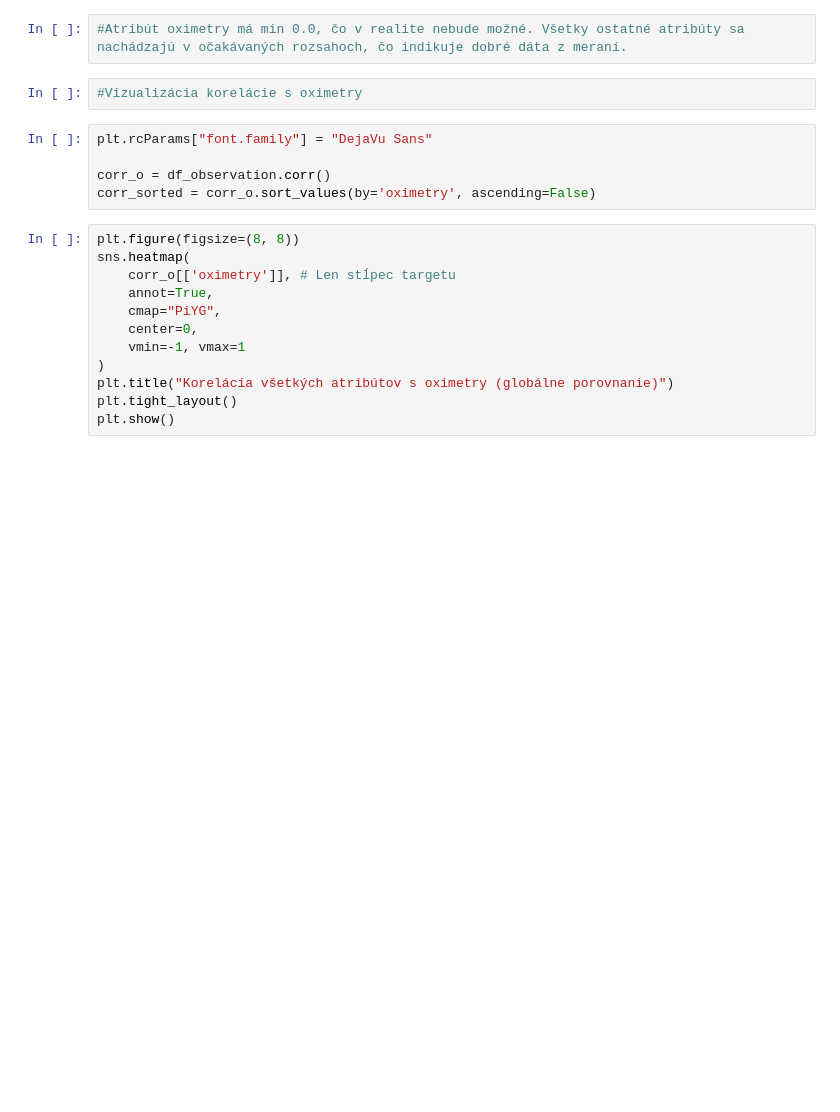
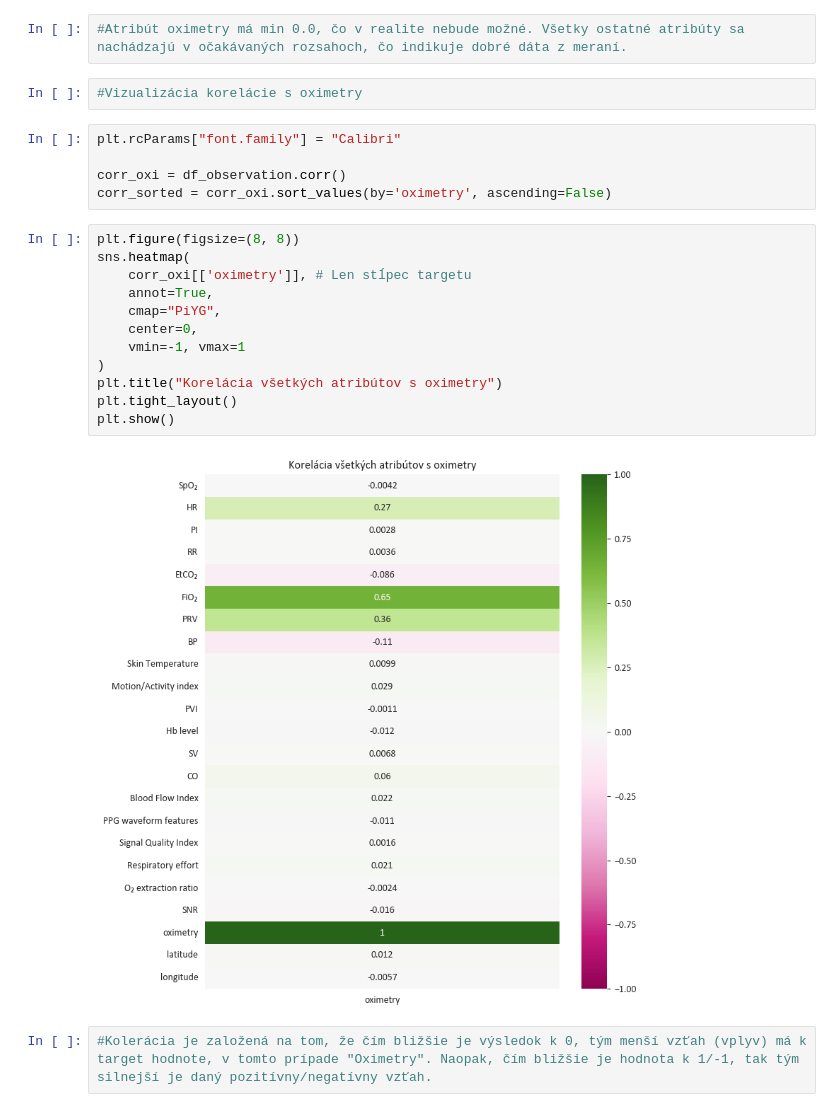
Before and after one commit to MarekPenzes/IAU_Projekt, a Jupyter notebook: IAU_phase1_penzes_petrik.ipynb, the cells around one changed output. Saved outputs shown, nothing was run; the diff lists cells and outputs as text; blank space fills up the shorter version.

```diff
--- a/IAU_phase1_penzes_petrik.ipynb
+++ b/IAU_phase1_penzes_petrik.ipynb
@@ -195,19 +591,23 @@ df_observation.describe().T
 # %%
 #Vizualizácia korelácie s oximetry
 # %%
-plt.rcParams["font.family"] = "DejaVu Sans"
+plt.rcParams["font.family"] = "Calibri"
 
-corr_o = df_observation.corr()
-corr_sorted = corr_o.sort_values(by='oximetry', ascending=False)
+corr_oxi = df_observation.corr()
+corr_sorted = corr_oxi.sort_values(by='oximetry', ascending=False)
 # %%
 plt.figure(figsize=(8, 8))
 sns.heatmap(
-    corr_o[['oximetry']], # Len stĺpec targetu
+    corr_oxi[['oximetry']], # Len stĺpec targetu
     annot=True,
     cmap="PiYG",
     center=0,
     vmin=-1, vmax=1
 )
-plt.title("Korelácia všetkých atribútov s oximetry (globálne porovnanie)")
+plt.title("Korelácia všetkých atribútov s oximetry")
 plt.tight_layout()
 plt.show()
+# %% [output]
+[figure, added]
+# %%
+#Kolerácia je založená na tom, že čím bližšie je výsledok k 0, tým menší vzťah (vplyv) má k target hodnote, v tomto prípade "Oximetry". Naopak, čím bližšie je hodnota k 1/-1, tak tým silnejší je daný pozitívny/negatívny vzťah.
```
Also changed, not shown: parts of 82 cells of this notebook.
